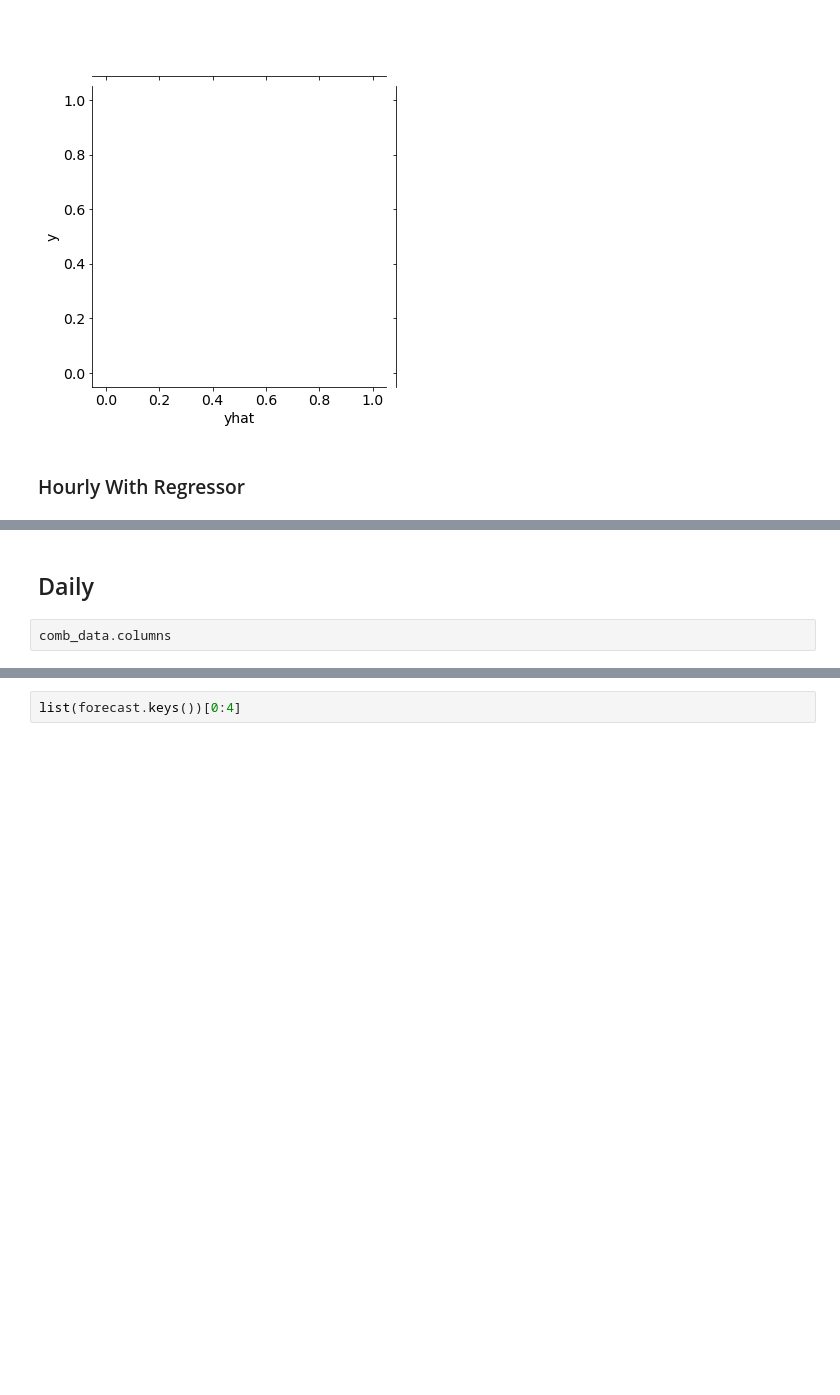
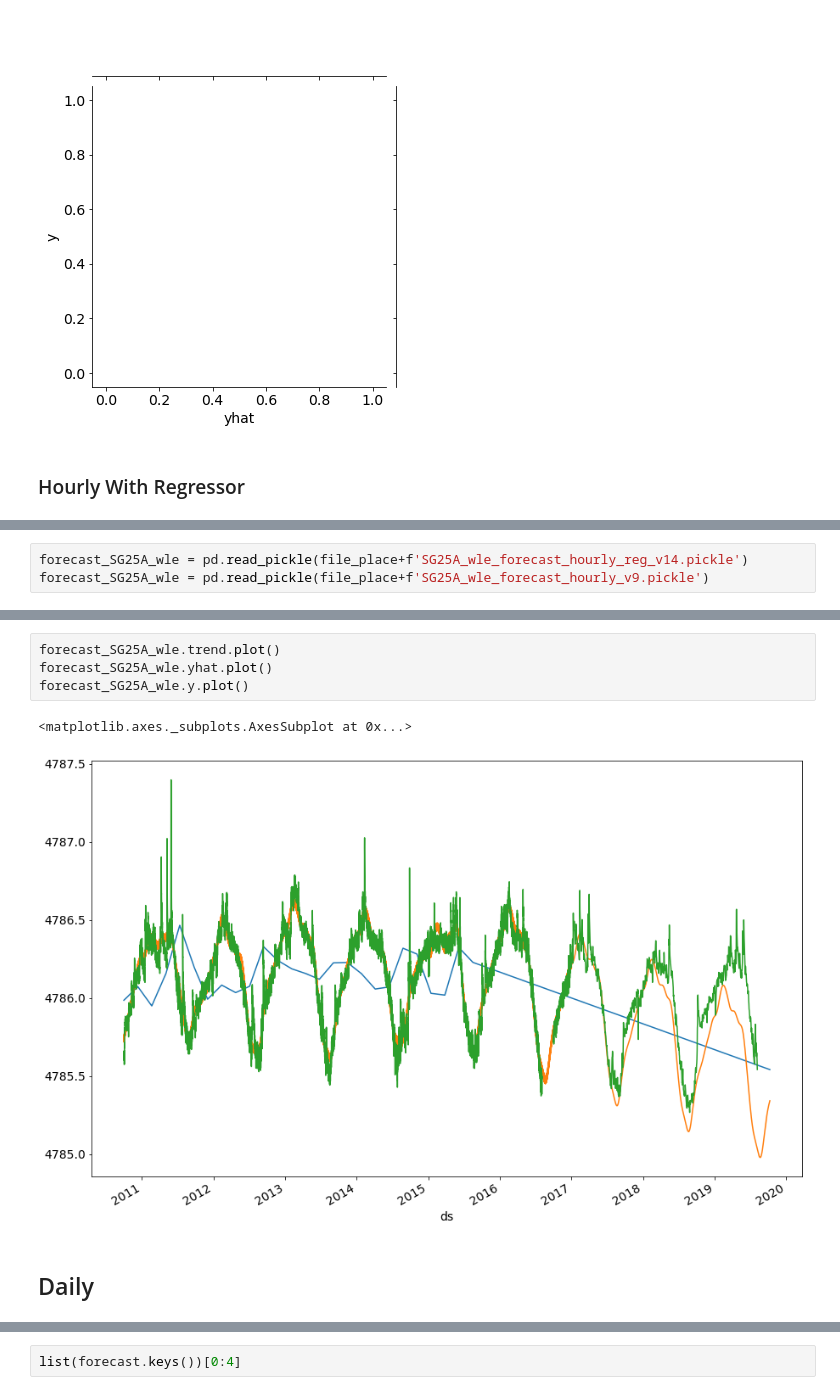
Before and after one commit to utah-geological-survey/Leland-Harris, a Jupyter notebook: notebooks/Prophet Model.ipynb, the cells around one changed output, grey strips where cells are left out. Cells and saved outputs as stored; diff of their text form; blank space fills up the shorter version.

```diff
--- a/notebooks/Prophet Model.ipynb
+++ b/notebooks/Prophet Model.ipynb
@@ -632,3 +646,6 @@ invalid value encountered in true_divide
 1019_wle
 1020_wle
 [figure]
+# %%
+forecast_SG25A_wle = pd.read_pickle(file_place+f'SG25A_wle_forecast_hourly_reg_v14.pickle')
+forecast_SG25A_wle = pd.read_pickle(file_place+f'SG25A_wle_forecast_hourly_v9.pickle')
@@ -635,4 +661,9 @@ invalid value encountered in true_divide
+# %%
+forecast_SG25A_wle.trend.plot()
+forecast_SG25A_wle.yhat.plot()
+forecast_SG25A_wle.y.plot()
+# %% [output]
+<matplotlib.axes._subplots.AxesSubplot at 0x...>
+[figure, added]
 # %% [markdown]
 ## Daily
-# %%
-comb_data.columns
```
Also changed, not shown: parts of 29 cells of this notebook.
